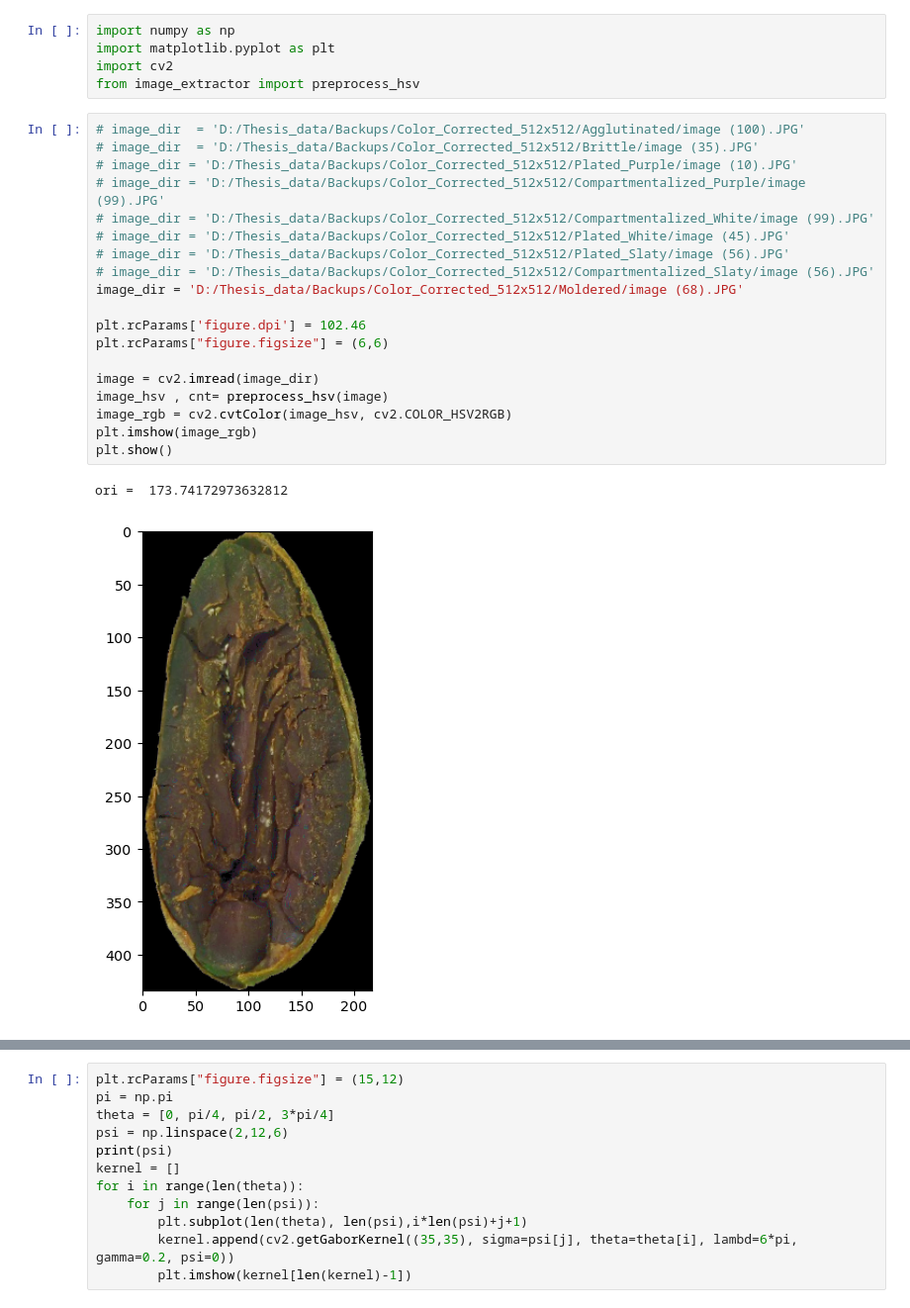
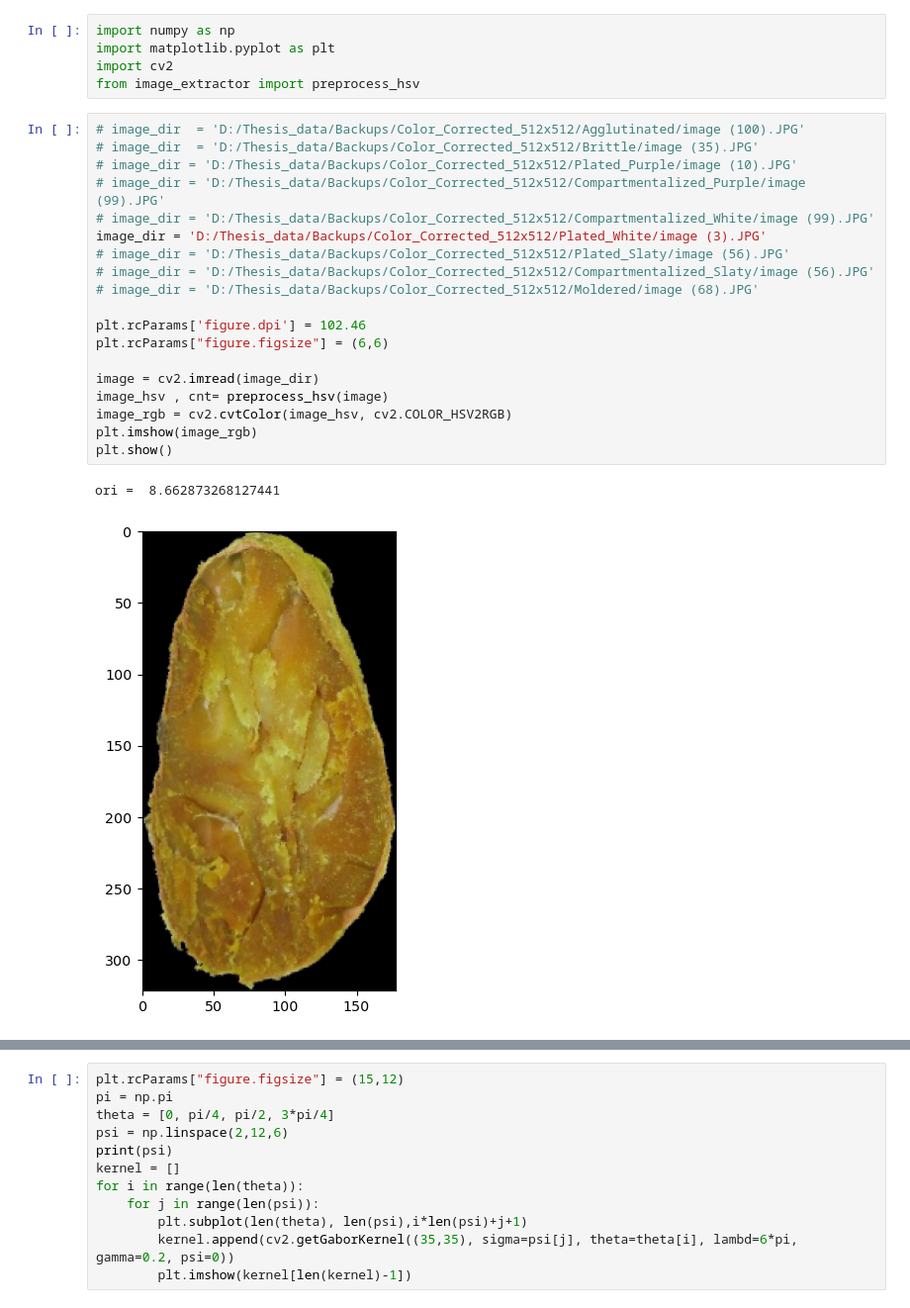
Before and after one commit to quanglochuynh/thesis2022, a Jupyter notebook: The_new_thesis_approach/gabor_test.ipynb, the cells around one changed output, grey strips where cells are left out. Shown at 99% size. Saved outputs shown, nothing was run; the diff lists cells and outputs as text.

```diff
--- a/The_new_thesis_approach/gabor_test.ipynb
+++ b/The_new_thesis_approach/gabor_test.ipynb
@@ -6,25 +6,25 @@ from image_extractor import preprocess_hsv
 # %%
 # image_dir  = 'D:/Thesis_data/Backups/Color_Corrected_512x512/Agglutinated/image (100).JPG'
 # image_dir  = 'D:/Thesis_data/Backups/Color_Corrected_512x512/Brittle/image (35).JPG'
 # image_dir = 'D:/Thesis_data/Backups/Color_Corrected_512x512/Plated_Purple/image (10).JPG'
 # image_dir = 'D:/Thesis_data/Backups/Color_Corrected_512x512/Compartmentalized_Purple/image (99).JPG'
 # image_dir = 'D:/Thesis_data/Backups/Color_Corrected_512x512/Compartmentalized_White/image (99).JPG'
-# image_dir = 'D:/Thesis_data/Backups/Color_Corrected_512x512/Plated_White/image (45).JPG'
+image_dir = 'D:/Thesis_data/Backups/Color_Corrected_512x512/Plated_White/image (3).JPG'
 # image_dir = 'D:/Thesis_data/Backups/Color_Corrected_512x512/Plated_Slaty/image (56).JPG'
 # image_dir = 'D:/Thesis_data/Backups/Color_Corrected_512x512/Compartmentalized_Slaty/image (56).JPG'
-image_dir = 'D:/Thesis_data/Backups/Color_Corrected_512x512/Moldered/image (68).JPG'
+# image_dir = 'D:/Thesis_data/Backups/Color_Corrected_512x512/Moldered/image (68).JPG'
 
 plt.rcParams['figure.dpi'] = 102.46
 plt.rcParams["figure.figsize"] = (6,6)
 
 image = cv2.imread(image_dir)
 image_hsv , cnt= preprocess_hsv(image)
 image_rgb = cv2.cvtColor(image_hsv, cv2.COLOR_HSV2RGB)
 plt.imshow(image_rgb)
 plt.show()
 # %% [output]
-ori =  173.74172973632812
+ori =  8.662873268127441
-[figure, old version]
+[figure, new version]
 # %%
 h,s,v = cv2.split(image_hsv)
 clahe_op = cv2.createCLAHE(6, (8,8))
```
Also changed, not shown: parts of 5 cells of this notebook.
